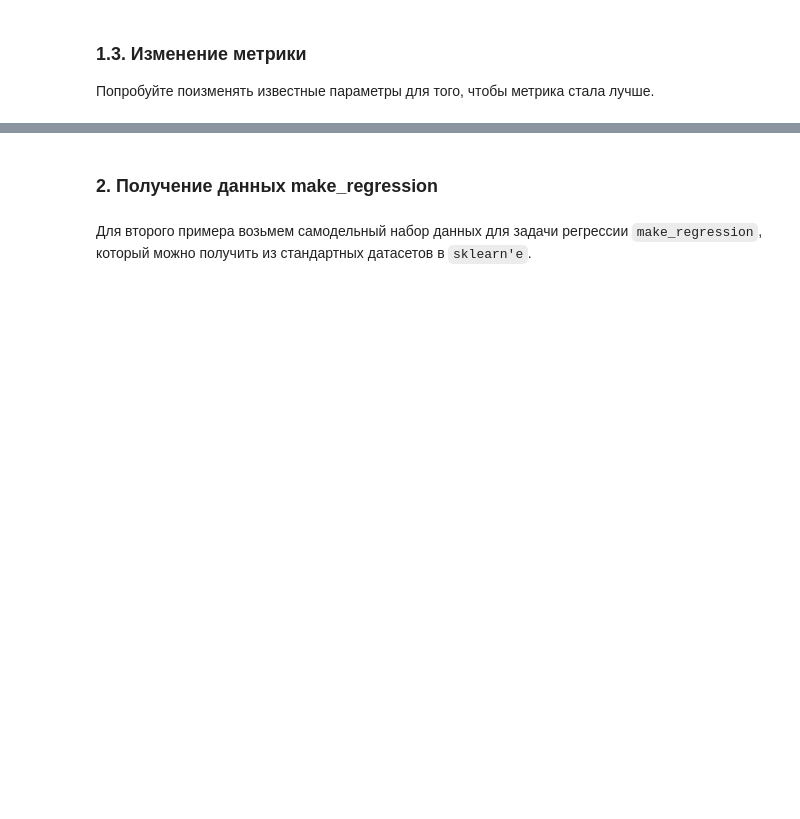
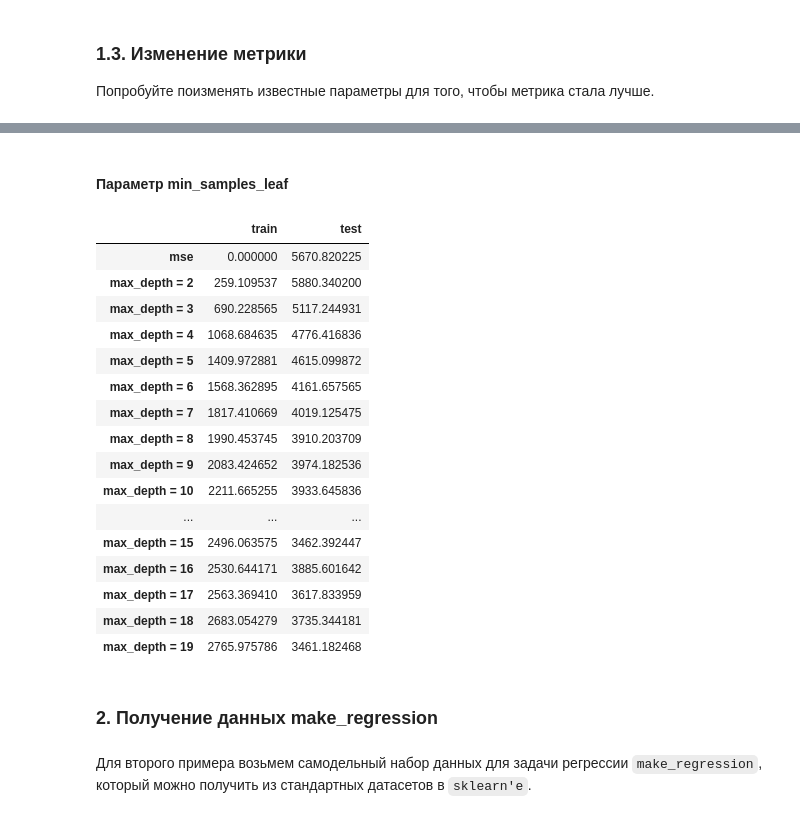
Before and after one commit to BalshowAndrew/ml_studying, a Jupyter notebook: aml/01_feml/ponomareva_practice_decision_tree_stop_criteria.ipynb, the cells around one changed output, grey strips where cells are left out. Cells and saved outputs as stored; diff of their text form; code cells hidden in the pictures; blank space fills up the shorter version.

```diff
--- a/aml/01_feml/ponomareva_practice_decision_tree_stop_criteria.ipynb
+++ b/aml/01_feml/ponomareva_practice_decision_tree_stop_criteria.ipynb
@@ -98,3 +187,35 @@ X_train.shape, y_train.shape, X_test.shape, y_test.shape
+# %% [markdown]
+#### Параметр min_samples_leaf
+# %%
+df_i = mse_0
+for i in range(2, 20):
+    tree = DecisionTreeRegressor(random_state=3, min_samples_leaf=i)
+    tree.fit(X_train, y_train)
+    train_predict = tree.predict(X_train)
+    test_predict = tree.predict(X_test)
+    train_mse = mean_squared_error(y_train, train_predict)
+    test_mse = mean_squared_error(y_test, test_predict)
+    df_i = pd.concat([df_i, pd.DataFrame({'train': train_mse, 'test': test_mse}, index=[f"max_depth = {i}"])])
+
+df_i
+# %% [output]
+|  | train | test |
+| mse | 0.000000 | 5670.820225 |
+| max_depth = 2 | 259.109537 | 5880.340200 |
+| max_depth = 3 | 690.228565 | 5117.244931 |
+| max_depth = 4 | 1068.684635 | 4776.416836 |
+| max_depth = 5 | 1409.972881 | 4615.099872 |
+| max_depth = 6 | 1568.362895 | 4161.657565 |
+| max_depth = 7 | 1817.410669 | 4019.125475 |
+| max_depth = 8 | 1990.453745 | 3910.203709 |
+| max_depth = 9 | 2083.424652 | 3974.182536 |
+| max_depth = 10 | 2211.665255 | 3933.645836 |
+| ... | ... | ... |
+| max_depth = 15 | 2496.063575 | 3462.392447 |
+| max_depth = 16 | 2530.644171 | 3885.601642 |
+| max_depth = 17 | 2563.369410 | 3617.833959 |
+| max_depth = 18 | 2683.054279 | 3735.344181 |
+| max_depth = 19 | 2765.975786 | 3461.182468 |
 # %% [markdown]
 ### 2. Получение данных make_regression
 # %% [markdown]
```
Also changed, not shown: parts of 15 cells of this notebook.
